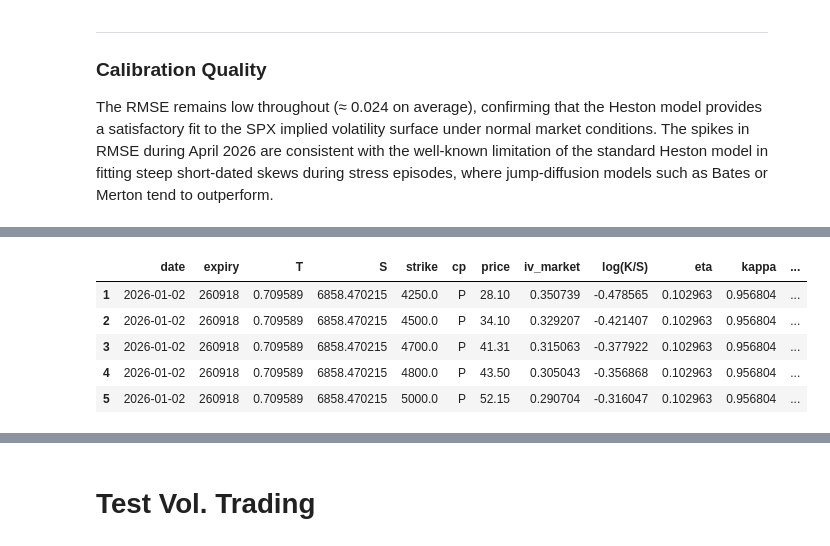
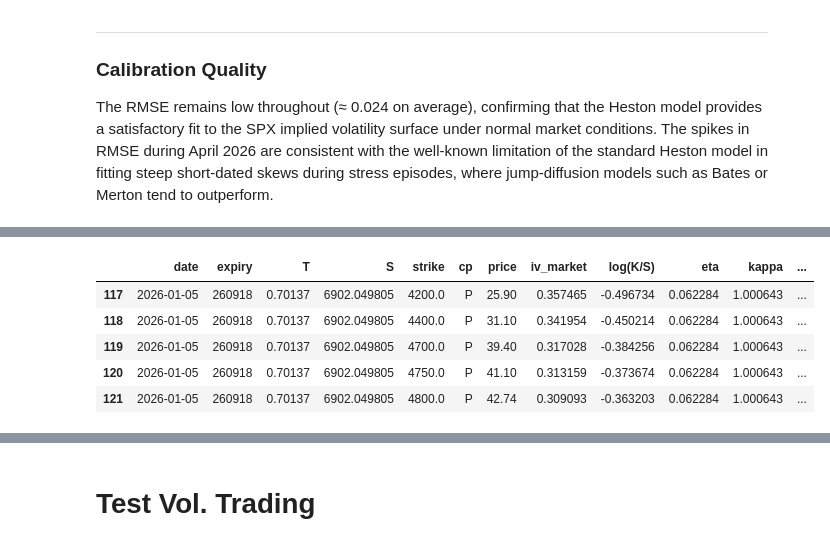
Before and after one commit to victormaury25/option-pricing-fft, a Jupyter notebook: FFT option pricing.ipynb, the cells around one changed output, grey strips where cells are left out. Saved outputs shown, nothing was run; the diff lists cells and outputs as text; code cells hidden in the pictures.

```diff
--- a/FFT option pricing.ipynb
+++ b/FFT option pricing.ipynb
@@ -753,0 +750,3 @@ df_params.head()
+# %%
+df_params = pd.read_csv('df_params.csv', parse_dates=['date'])
+df_params.head()
@@ -802,8 +808,11 @@ The most economically informative parameter on a day-to-day basis, as it capture
 
 The RMSE remains low throughout (≈ 0.024 on average), confirming that the Heston model provides a satisfactory fit to the SPX implied volatility surface under normal market conditions. The spikes in RMSE during April 2026 are consistent with the well-known limitation of the standard Heston model in fitting steep short-dated skews during stress episodes, where jump-diffusion models such as Bates or Merton tend to outperform.
 # %%
-df_params.index.name = 'date'
+for param in params:
+    df_params[param + '_lag'] = df_params[param].shift(1)
+
 df_test = df_iv.merge(df_params, on='date', how='inner')
+df_test = df_test.dropna()
 df_test.head()
 # %% [output]
 |  | date | expiry | T | S | strike | cp | price | iv_market | log(K/S) | eta | kappa | ... |
@@ -815,13 +824,14 @@ df_test.head()
 # %%
-df_test_filtered = df_test[np.abs(df['log(K/S)'])<= 0.5]
+df_test_filtered = df_test[np.abs(df_test['log(K/S)'])<= 0.5].copy()
+
 df_test_filtered.head()
 # %% [output]
 |  | date | expiry | T | S | strike | cp | price | iv_market | log(K/S) | eta | kappa | ... |
-| 1 | 2026-01-02 | 260918 | 0.709589 | 6858.470215 | 4250.0 | P | 28.10 | 0.350739 | -0.478565 | 0.102963 | 0.956804 | ... |
-| 2 | 2026-01-02 | 260918 | 0.709589 | 6858.470215 | 4500.0 | P | 34.10 | 0.329207 | -0.421407 | 0.102963 | 0.956804 | ... |
-| 3 | 2026-01-02 | 260918 | 0.709589 | 6858.470215 | 4700.0 | P | 41.31 | 0.315063 | -0.377922 | 0.102963 | 0.956804 | ... |
-| 4 | 2026-01-02 | 260918 | 0.709589 | 6858.470215 | 4800.0 | P | 43.50 | 0.305043 | -0.356868 | 0.102963 | 0.956804 | ... |
-| 5 | 2026-01-02 | 260918 | 0.709589 | 6858.470215 | 5000.0 | P | 52.15 | 0.290704 | -0.316047 | 0.102963 | 0.956804 | ... |
+| 117 | 2026-01-05 | 260918 | 0.70137 | 6902.049805 | 4200.0 | P | 25.90 | 0.357465 | -0.496734 | 0.062284 | 1.000643 | ... |
+| 118 | 2026-01-05 | 260918 | 0.70137 | 6902.049805 | 4400.0 | P | 31.10 | 0.341954 | -0.450214 | 0.062284 | 1.000643 | ... |
+| 119 | 2026-01-05 | 260918 | 0.70137 | 6902.049805 | 4700.0 | P | 39.40 | 0.317028 | -0.384256 | 0.062284 | 1.000643 | ... |
+| 120 | 2026-01-05 | 260918 | 0.70137 | 6902.049805 | 4750.0 | P | 41.10 | 0.313159 | -0.373674 | 0.062284 | 1.000643 | ... |
+| 121 | 2026-01-05 | 260918 | 0.70137 | 6902.049805 | 4800.0 | P | 42.74 | 0.309093 | -0.363203 | 0.062284 | 1.000643 | ... |
 # %%
 def price_heston(S_i, T_i, K, params, cp):
     k, C = C_ITM(r, T_i, N, 1, params, eta, alpha, phi_heston)
```
Also changed, not shown: parts of 17 cells of this notebook.
